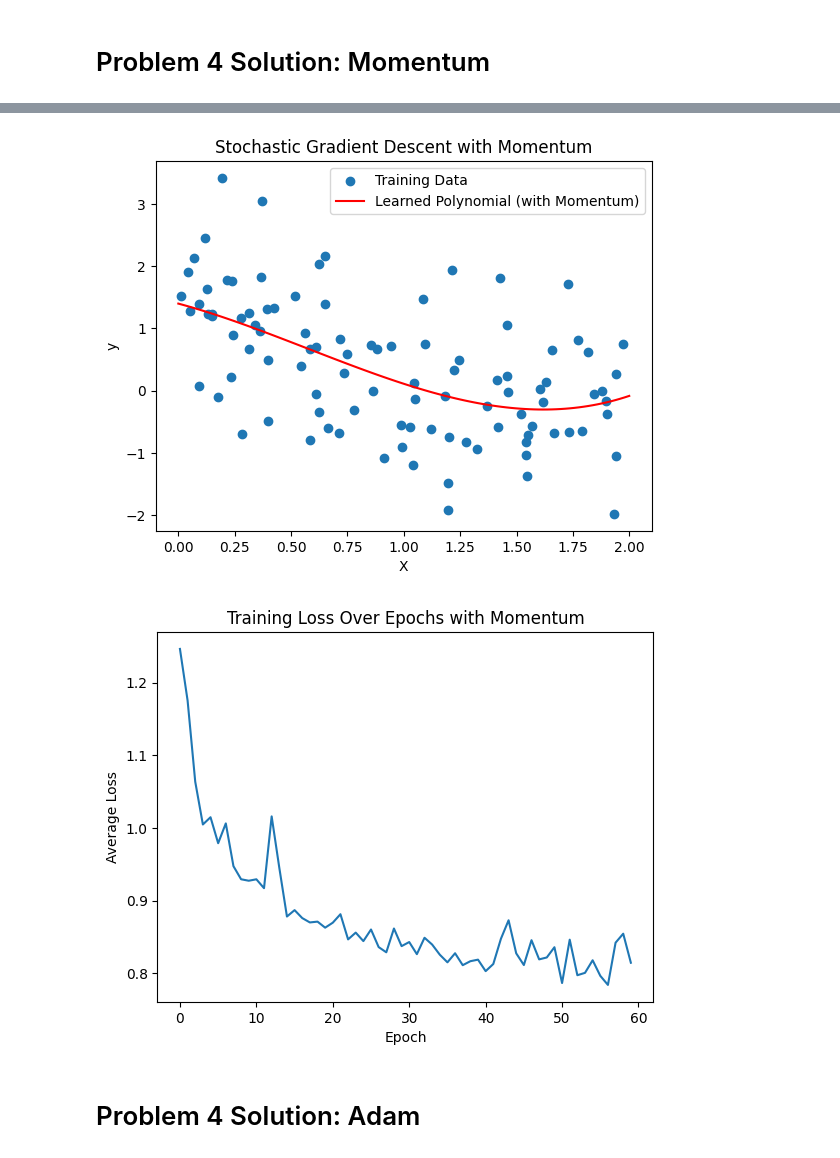
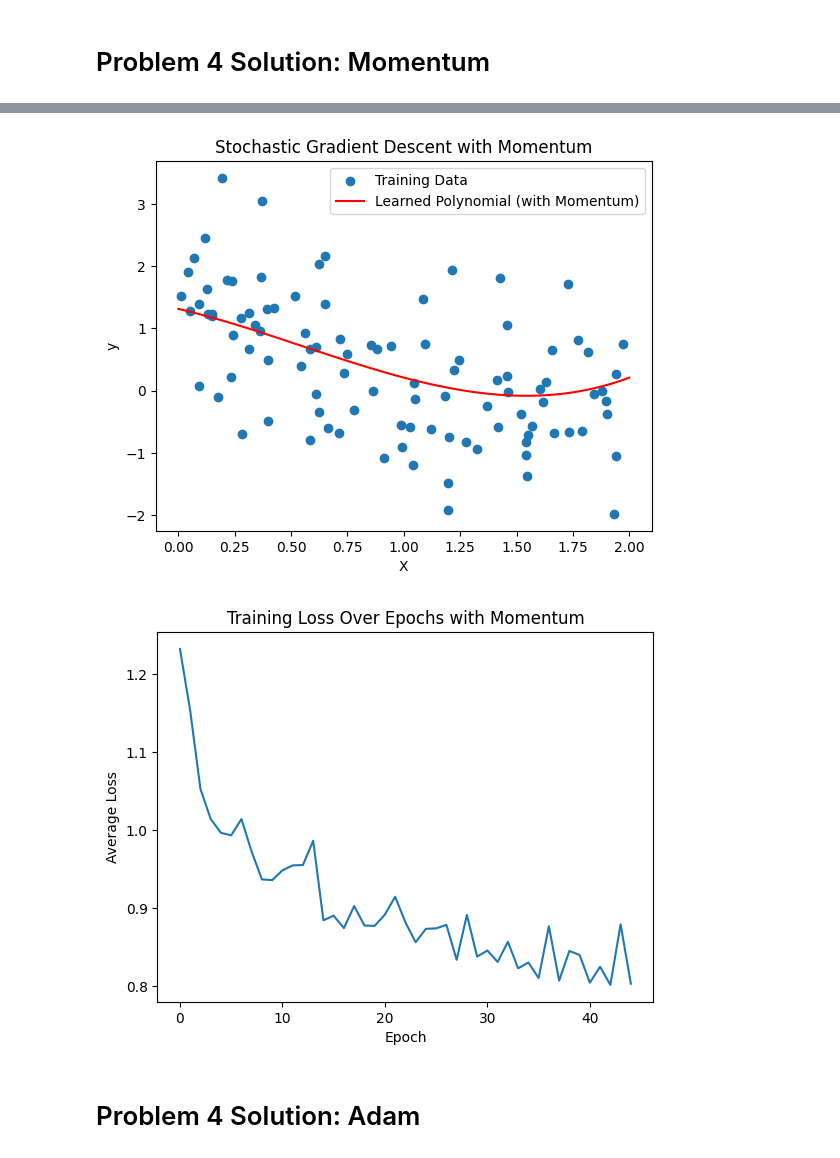
Before and after one commit to dhauss/csgy6613-assignments, a Jupyter notebook: assignment-1/assignment_1.ipynb, the cells around one changed output, grey strips where cells are left out. Saved outputs shown, nothing was run; the diff lists cells and outputs as text; code cells hidden in the pictures.

Commit message:
momentum tested, markdown updated

```diff
--- a/assignment-1/assignment_1.ipynb
+++ b/assignment-1/assignment_1.ipynb
@@ -365,6 +365,7 @@ Clearly state the hyperparameters you used and present the loss vs epoch plot th
 # %% [markdown]
 # Problem 4 Solution: Momentum
 # %%
+# Default momentum_beta value taken from this article: https://www.ruder.io/optimizing-gradient-descent/#adam
 def stochastic_gradient_descent_momentum(X, y, learning_rate=0.01, num_epochs=10, batch_size=1, degree=2, momentum_beta=0.9):
     """
     Implements the stochastic gradient descent algorithm with polynomial features and momentum.
@@ -422,8 +423,8 @@ def stochastic_gradient_descent_momentum(X, y, learning_rate=0.01, num_epochs=10
         average_loss = total_loss / (num_samples / batch_size)
         losses.append(average_loss)
 
-        # After epoch 5, only print every 10 epochs to avoid output chaos
-        if((epoch + 1) % 10 == 0 or epoch < 5):
+        # After epoch 5, only print every 5 epochs to avoid output chaos
+        if((epoch + 1) % 5 == 0 or epoch < 5):
             print(f"Epoch {epoch + 1}/{num_epochs}, Average Loss: {average_loss}")
 
     return weights, losses
@@ -437,10 +444,10 @@ y = 0.5 * X**3 - 1.25 * X**2 + 1 + np.random.randn(100, 1)
 
 # Set hyperparameters
 learning_rate = 0.015
-num_epochs = 60
+num_epochs = 45
 batch_size = 5
 degree = 3
-momentum_beta = 0.9
+momentum_beta = 0.8
 
 # Run stochastic gradient descent with momentum
 weights_momentum, losses_momentum = stochastic_gradient_descent_momentum(X, y, learning_rate, num_epochs, batch_size, degree, momentum_beta)
@@ -480,5 +489,5 @@ Epoch 60/60, Average Loss: 0.8146574017479498
-[figure, old version]
+[figure, new version]
-[figure, old version]
+[figure, new version]
 # %% [markdown]
 # Problem 4 Solution: Adam
 # %%
```
Also changed, not shown: parts of 5 cells of this notebook.
